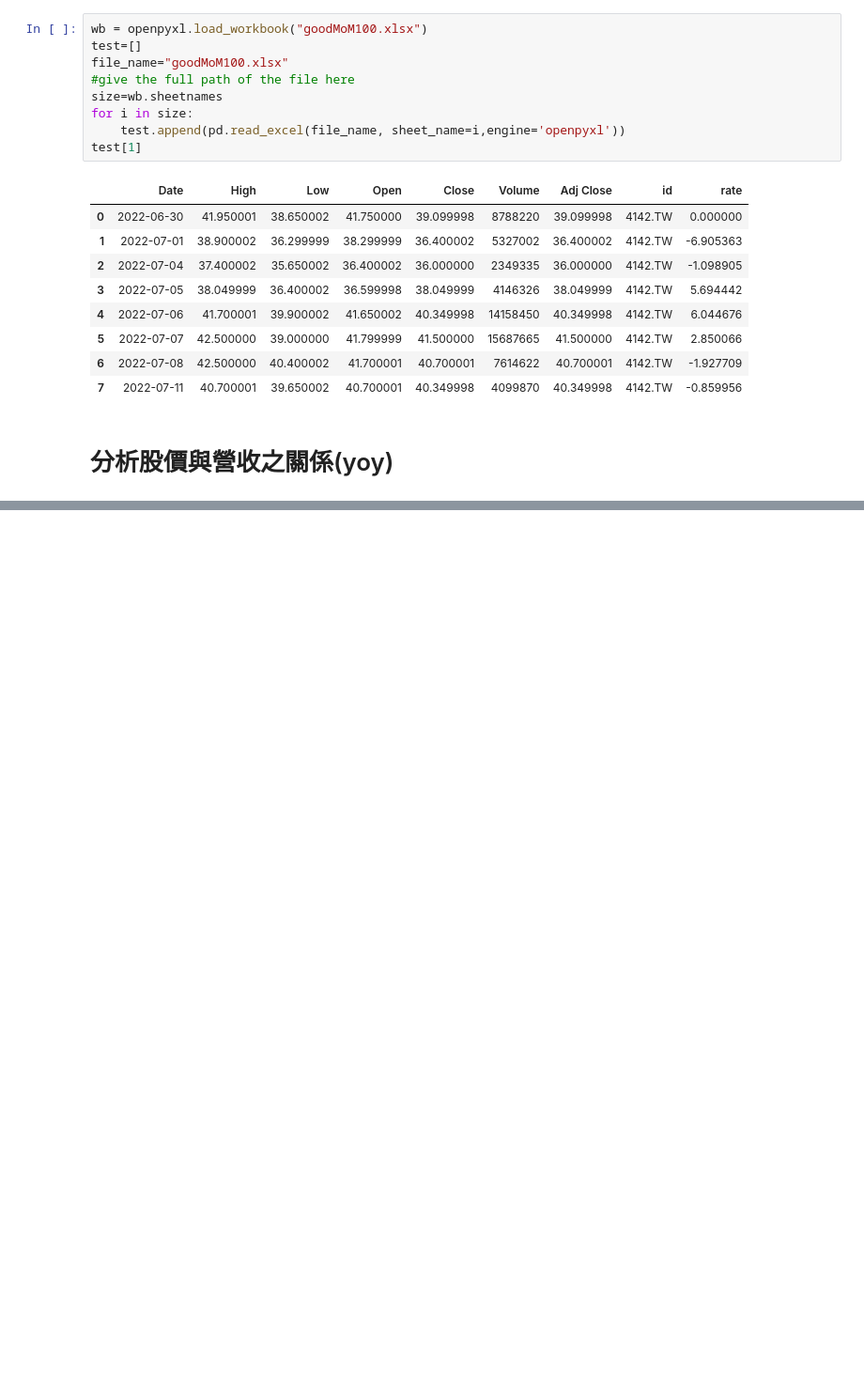
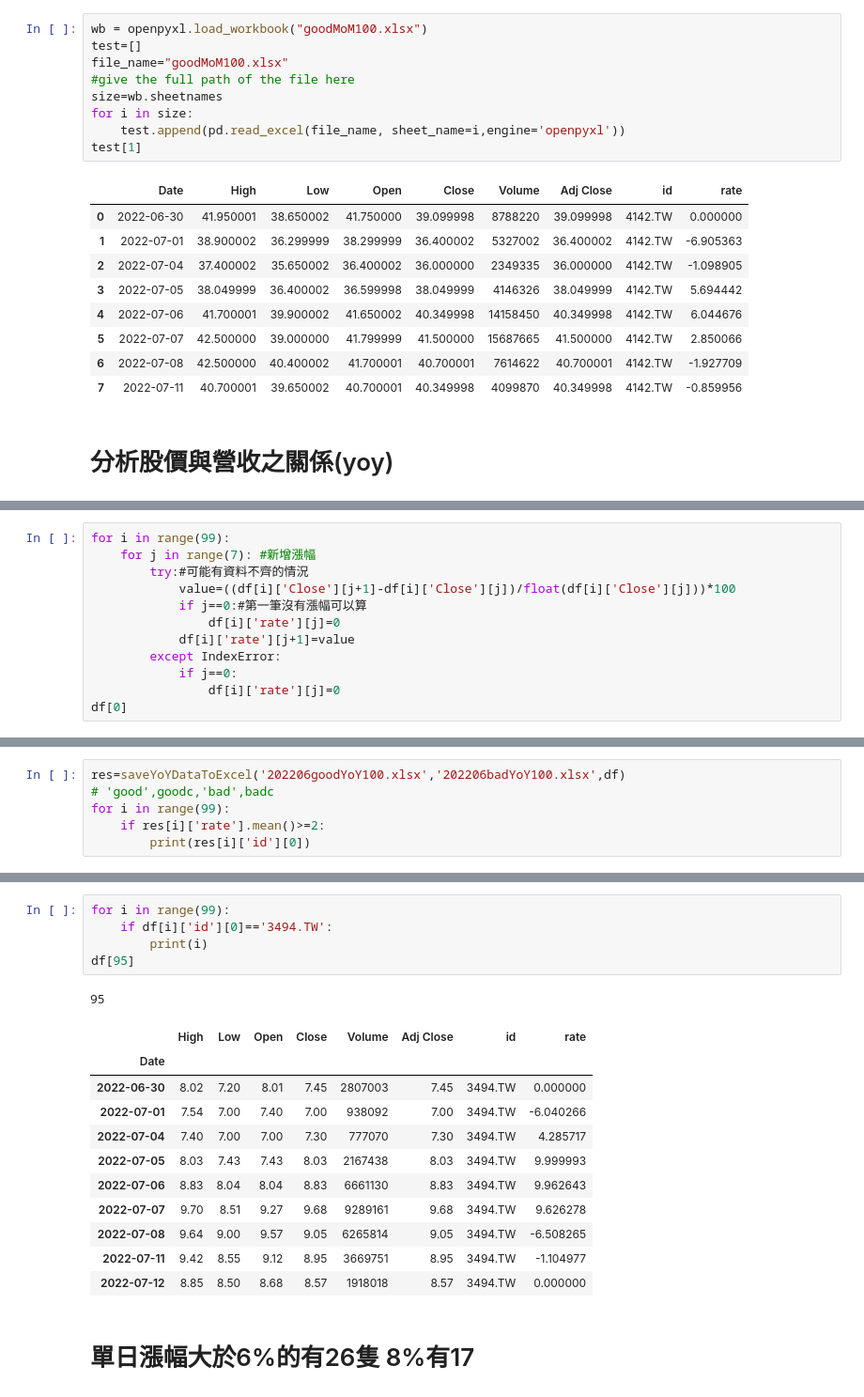
Before and after one commit to samwang1228/stock, a Jupyter notebook: 紹丞/爬蟲/財報/All_stock_MOM.ipynb, the cells around one changed output, grey strips where cells are left out. Shown at 94% size. Drawn from its saved outputs; the diff is of its cells as text; blank space fills up the shorter version.

```diff
--- a/紹丞/爬蟲/財報/All_stock_MOM.ipynb
+++ b/紹丞/爬蟲/財報/All_stock_MOM.ipynb
@@ -310,0 +348,12 @@ len(a)
+# %%
+for i in range(99):
+    for j in range(7): #新增漲幅
+        try:#可能有資料不齊的情況
+            value=((df[i]['Close'][j+1]-df[i]['Close'][j])/float(df[i]['Close'][j]))*100
+            if j==0:#第一筆沒有漲幅可以算
+                df[i]['rate'][j]=0
+            df[i]['rate'][j+1]=value
+        except IndexError:
+            if j==0:
+                df[i]['rate'][j]=0
+df[0]
@@ -310,0 +418,6 @@ len(a)
+# %%
+res=saveYoYDataToExcel('202206goodYoY100.xlsx','202206badYoY100.xlsx',df)
+# 'good',goodc,'bad',badc
+for i in range(99):
+    if res[i]['rate'].mean()>=2:
+        print(res[i]['id'][0])
@@ -310,0 +436,20 @@ len(a)
+# %%
+for i in range(99):
+    if df[i]['id'][0]=='3494.TW':
+        print(i)
+df[95]
+# %% [output]
+95
+|  | High | Low | Open | Close | Volume | Adj Close | id | rate |
+| Date |  |  |  |  |  |  |  |  |
+| 2022-06-30 | 8.02 | 7.20 | 8.01 | 7.45 | 2807003 | 7.45 | 3494.TW | 0.000000 |
+| 2022-07-01 | 7.54 | 7.00 | 7.40 | 7.00 | 938092 | 7.00 | 3494.TW | -6.040266 |
+| 2022-07-04 | 7.40 | 7.00 | 7.00 | 7.30 | 777070 | 7.30 | 3494.TW | 4.285717 |
+| 2022-07-05 | 8.03 | 7.43 | 7.43 | 8.03 | 2167438 | 8.03 | 3494.TW | 9.999993 |
+| 2022-07-06 | 8.83 | 8.04 | 8.04 | 8.83 | 6661130 | 8.83 | 3494.TW | 9.962643 |
+| 2022-07-07 | 9.70 | 8.51 | 9.27 | 9.68 | 9289161 | 9.68 | 3494.TW | 9.626278 |
+| 2022-07-08 | 9.64 | 9.00 | 9.57 | 9.05 | 6265814 | 9.05 | 3494.TW | -6.508265 |
+| 2022-07-11 | 9.42 | 8.55 | 9.12 | 8.95 | 3669751 | 8.95 | 3494.TW | -1.104977 |
+| 2022-07-12 | 8.85 | 8.50 | 8.68 | 8.57 | 1918018 | 8.57 | 3494.TW | 0.000000 |
+# %% [markdown]
+# 單日漲幅大於6%的有26隻 8%有17
```
Also changed, not shown: parts of 20 cells of this notebook, 3 other files.
